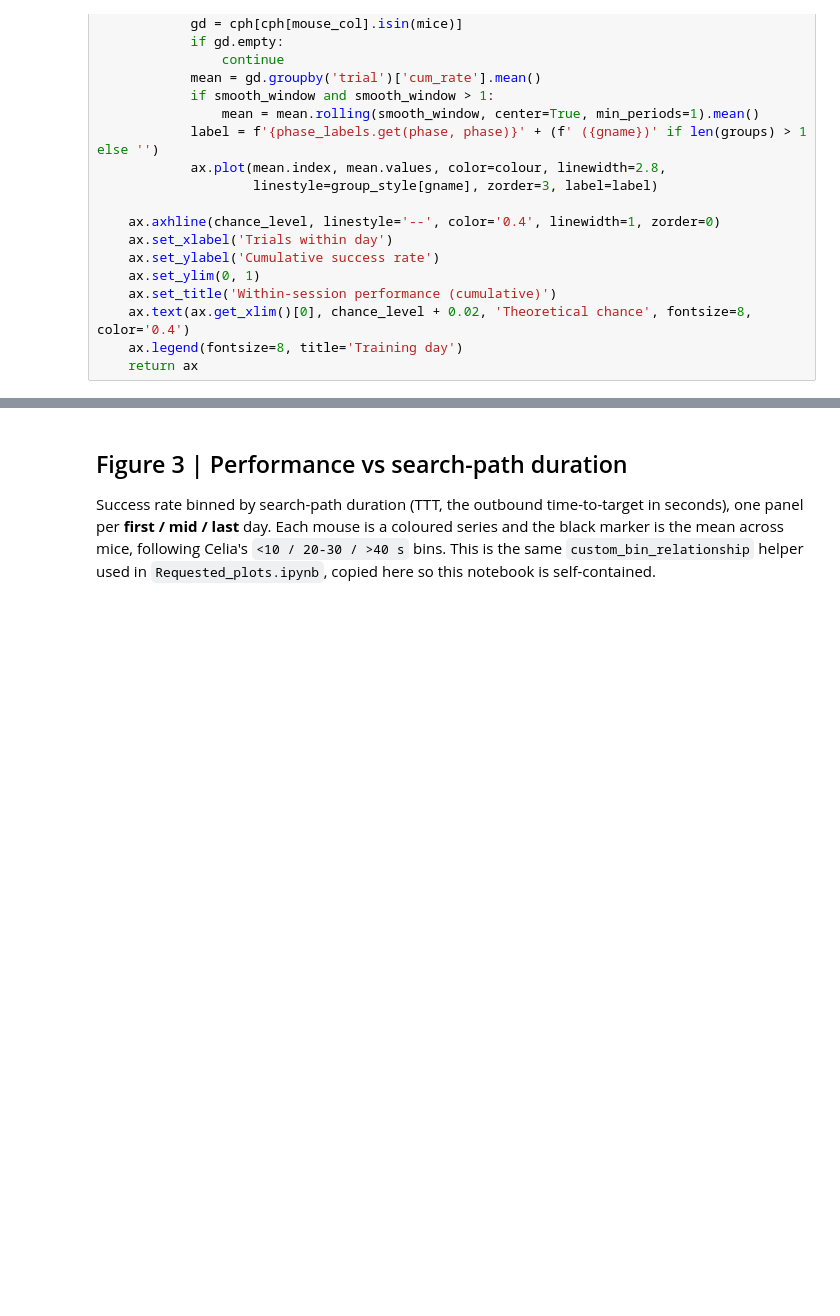
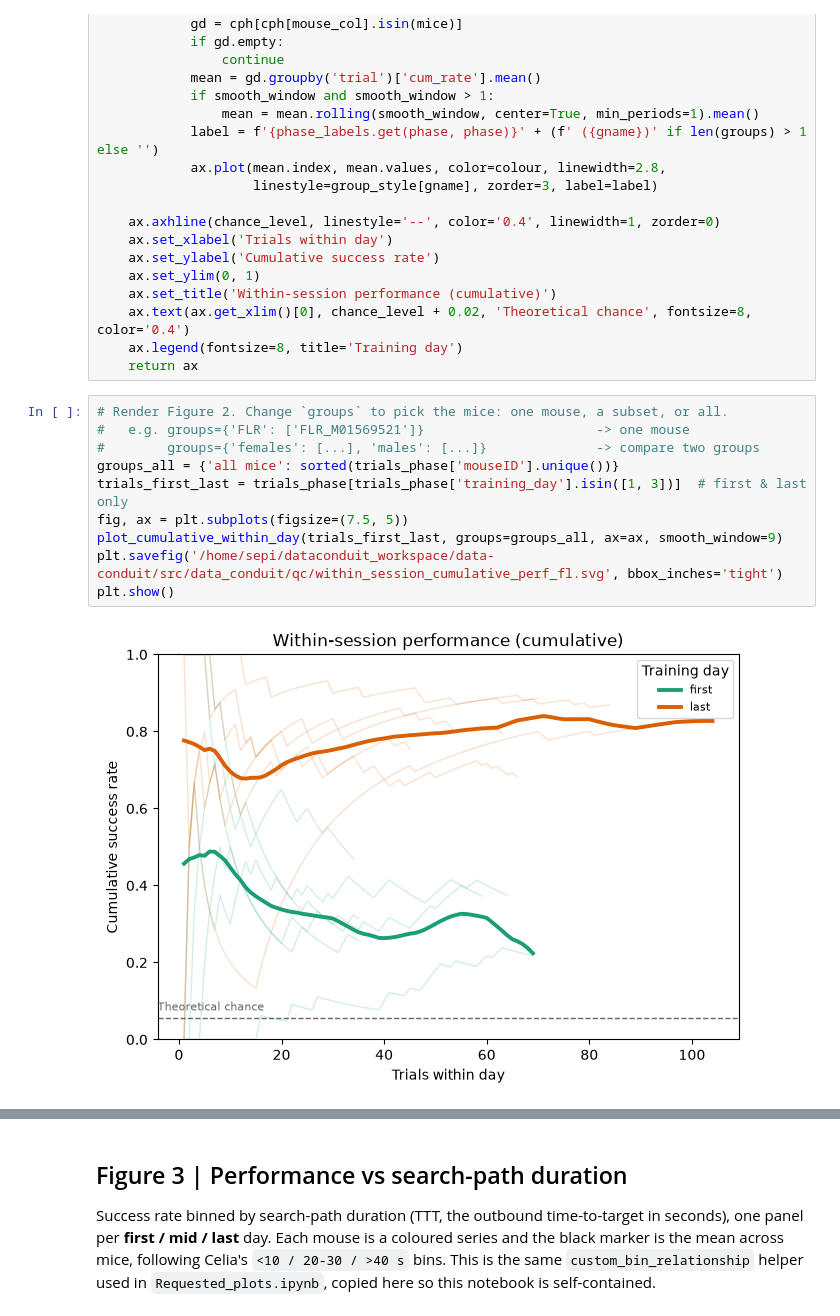
Before and after one commit to Keshavarzi-lab/data-conduit, a Jupyter notebook: src/data_conduit/qc/Outcome_rate_plots.ipynb, the cells around one changed output, grey strips where cells are left out. Drawn from its saved outputs; the diff is of its cells as text; blank space fills up the shorter version.

```diff
--- a/src/data_conduit/qc/Outcome_rate_plots.ipynb
+++ b/src/data_conduit/qc/Outcome_rate_plots.ipynb
@@ -453,6 +453,18 @@ def plot_cumulative_within_day(trials, *, groups=None, phase_labels=TRAINING_PHA
     ax.text(ax.get_xlim()[0], chance_level + 0.02, 'Theoretical chance', fontsize=8, color='0.4')
     ax.legend(fontsize=8, title='Training day')
     return ax
+# %%
+# Render Figure 2. Change `groups` to pick the mice: one mouse, a subset, or all.
+#   e.g. groups={'FLR': ['FLR_M01569521']}                      -> one mouse
+#        groups={'females': [...], 'males': [...]}              -> compare two groups
+groups_all = {'all mice': sorted(trials_phase['mouseID'].unique())}
+trials_first_last = trials_phase[trials_phase['training_day'].isin([1, 3])]  # first & last only
+fig, ax = plt.subplots(figsize=(7.5, 5))
+plot_cumulative_within_day(trials_first_last, groups=groups_all, ax=ax, smooth_window=9)
+plt.savefig('/home/sepi/dataconduit_workspace/data-conduit/src/data_conduit/qc/within_session_cumulative_perf_fl.svg', bbox_inches='tight')
+plt.show()
+# %% [output]
+[figure, added]
 # %%
 # Render Figure 2. Change `groups` to pick the mice: one mouse, a subset, or all.
 #   e.g. groups={'FLR': ['FLR_M01569521']}                      -> one mouse
```
Also changed, not shown: parts of 5 cells of this notebook, 5 other files.
